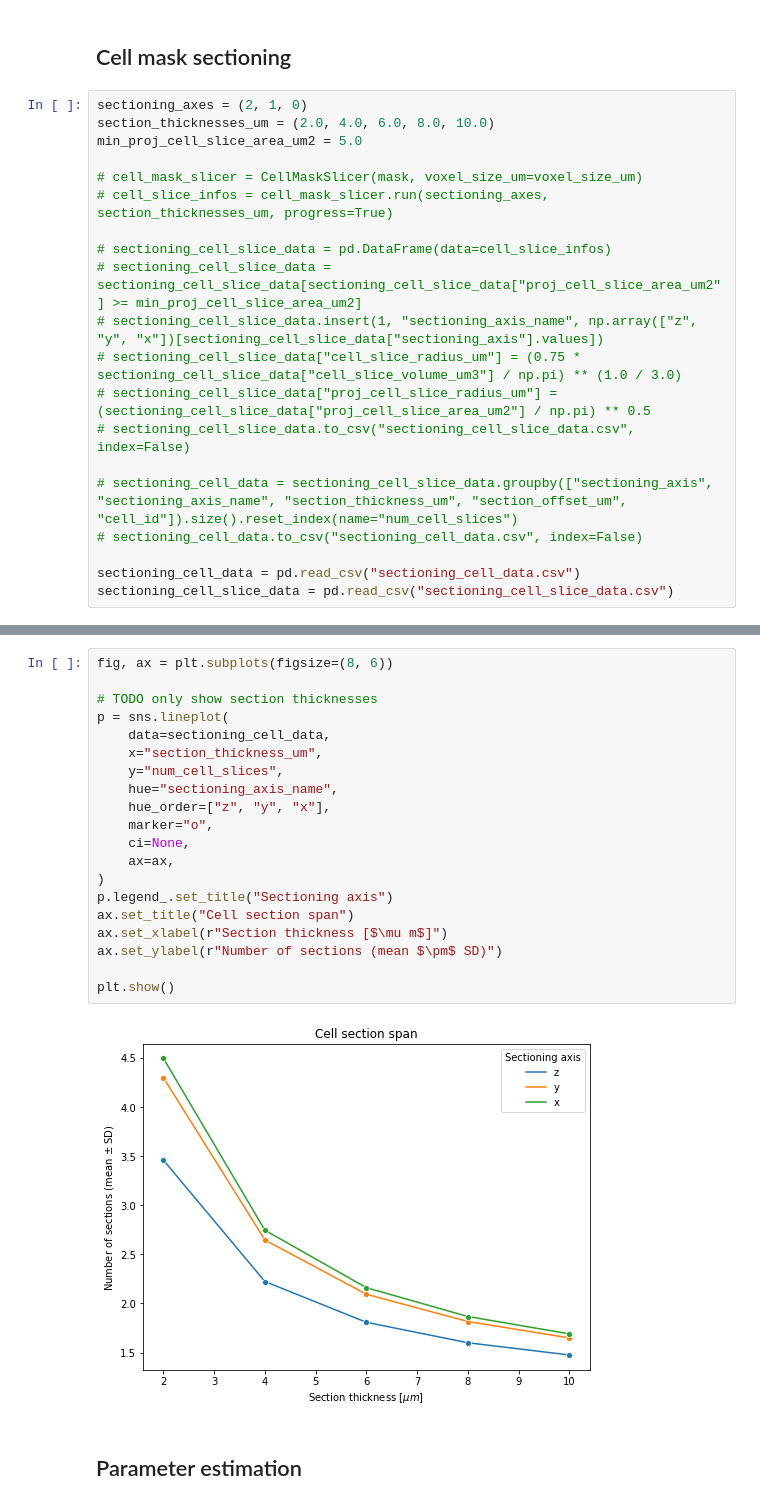
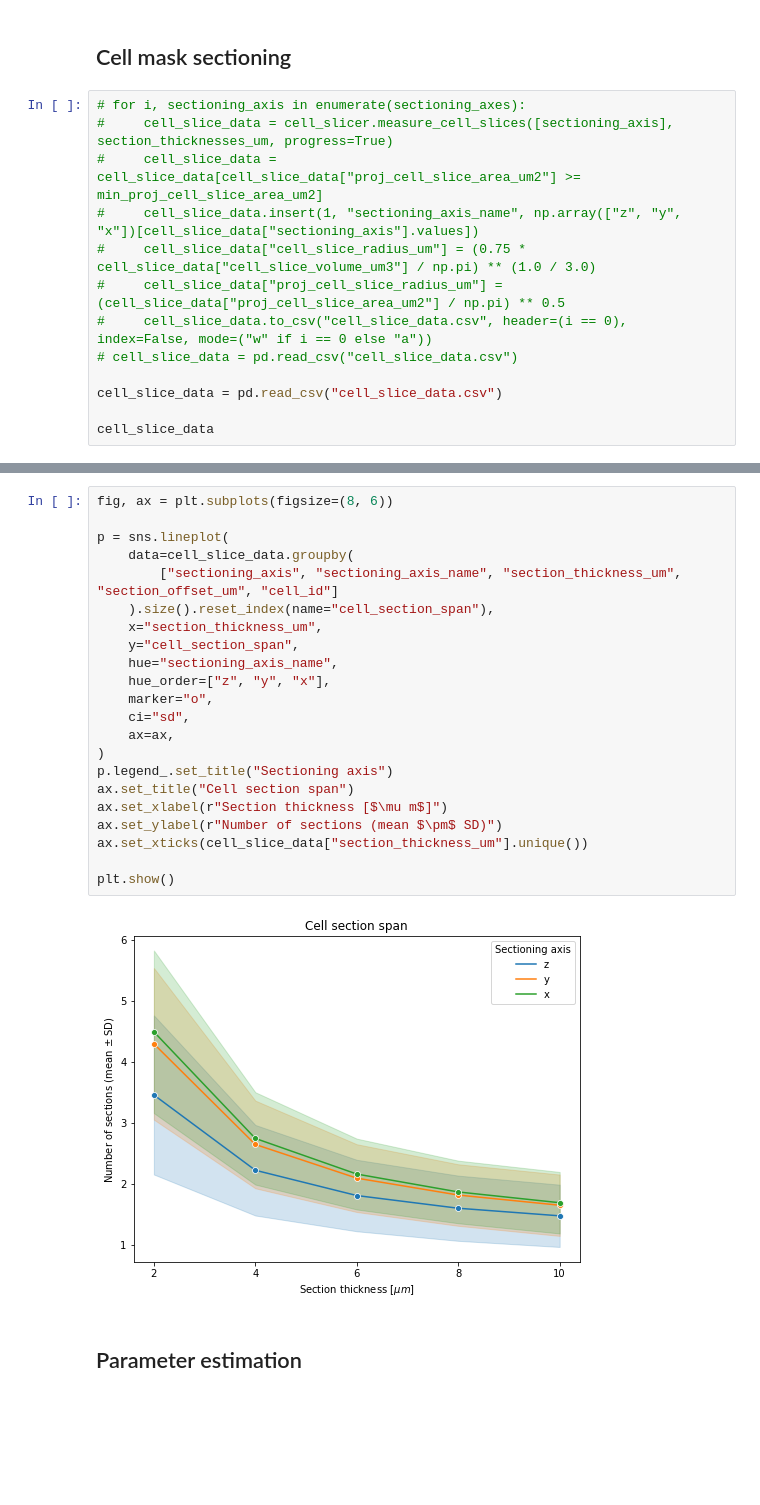
Before and after one commit to BodenmillerGroup/simutome, a Jupyter notebook: notebooks/parameter_estimation.ipynb, the cells around one changed output, grey strips where cells are left out. Cells and saved outputs as stored; diff of their text form; blank space fills up the shorter version.

```diff
--- a/notebooks/parameter_estimation.ipynb
+++ b/notebooks/parameter_estimation.ipynb
@@ -169,22 +217,15 @@ plt.show()
 # %% [markdown]
 ## Cell mask sectioning
 # %%
-sectioning_axes = (2, 1, 0)
-section_thicknesses_um = (2.0, 4.0, 6.0, 8.0, 10.0)
-min_proj_cell_slice_area_um2 = 5.0
+# for i, sectioning_axis in enumerate(sectioning_axes):
+#     cell_slice_data = cell_slicer.measure_cell_slices([sectioning_axis], section_thicknesses_um, progress=True)
+#     cell_slice_data = cell_slice_data[cell_slice_data["proj_cell_slice_area_um2"] >= min_proj_cell_slice_area_um2]
+#     cell_slice_data.insert(1, "sectioning_axis_name", np.array(["z", "y", "x"])[cell_slice_data["sectioning_axis"].values])
+#     cell_slice_data["cell_slice_radius_um"] = (0.75 * cell_slice_data["cell_slice_volume_um3"] / np.pi) ** (1.0 / 3.0)
+#     cell_slice_data["proj_cell_slice_radius_um"] = (cell_slice_data["proj_cell_slice_area_um2"] / np.pi) ** 0.5
+#     cell_slice_data.to_csv("cell_slice_data.csv", header=(i == 0), index=False, mode=("w" if i == 0 else "a"))
+# cell_slice_data = pd.read_csv("cell_slice_data.csv")
 
-# cell_mask_slicer = CellMaskSlicer(mask, voxel_size_um=voxel_size_um)
-# cell_slice_infos = cell_mask_slicer.run(sectioning_axes, section_thicknesses_um, progress=True)
+cell_slice_data = pd.read_csv("cell_slice_data.csv")
 
-# sectioning_cell_slice_data = pd.DataFrame(data=cell_slice_infos)
-# sectioning_cell_slice_data = sectioning_cell_slice_data[sectioning_cell_slice_data["proj_cell_slice_area_um2"] >= min_proj_cell_slice_area_um2]
-# sectioning_cell_slice_data.insert(1, "sectioning_axis_name", np.array(["z", "y", "x"])[sectioning_cell_slice_data["sectioning_axis"].values])
-# sectioning_cell_slice_data["cell_slice_radius_um"] = (0.75 * sectioning_cell_slice_data["cell_slice_volume_um3"] / np.pi) ** (1.0 / 3.0)
-# sectioning_cell_slice_data["proj_cell_slice_radius_um"] = (sectioning_cell_slice_data["proj_cell_slice_area_um2"] / np.pi) ** 0.5
-# sectioning_cell_slice_data.to_csv("sectioning_cell_slice_data.csv", index=False)
-
-# sectioning_cell_data = sectioning_cell_slice_data.groupby(["sectioning_axis", "sectioning_axis_name", "section_thickness_um", "section_offset_um", "cell_id"]).size().reset_index(name="num_cell_slices")
-# sectioning_cell_data.to_csv("sectioning_cell_data.csv", index=False)
-
-sectioning_cell_data = pd.read_csv("sectioning_cell_data.csv")
-sectioning_cell_slice_data = pd.read_csv("sectioning_cell_slice_data.csv")
+cell_slice_data
@@ -213,25 +275,27 @@ g.fig.subplots_adjust(hspace=0.9, top=0.9)
 # %%
 fig, ax = plt.subplots(figsize=(8, 6))
 
-# TODO only show section thicknesses
 p = sns.lineplot(
-    data=sectioning_cell_data,
+    data=cell_slice_data.groupby(
+        ["sectioning_axis", "sectioning_axis_name", "section_thickness_um", "section_offset_um", "cell_id"]
+    ).size().reset_index(name="cell_section_span"),
     x="section_thickness_um",
-    y="num_cell_slices",
+    y="cell_section_span",
     hue="sectioning_axis_name",
     hue_order=["z", "y", "x"],
     marker="o",
-    ci=None,
+    ci="sd",
     ax=ax,
 )
 p.legend_.set_title("Sectioning axis")
 ax.set_title("Cell section span")
 ax.set_xlabel(r"Section thickness [$\mu m$]")
 ax.set_ylabel(r"Number of sections (mean $\pm$ SD)")
+ax.set_xticks(cell_slice_data["section_thickness_um"].unique())
 
 plt.show()
 # %% [output]
-[figure, old version]
+[figure, new version]
 # %% [markdown]
 ## Parameter estimation
 # %% [markdown]
```
Also changed, not shown: parts of 28 cells of this notebook, 1 other file.
